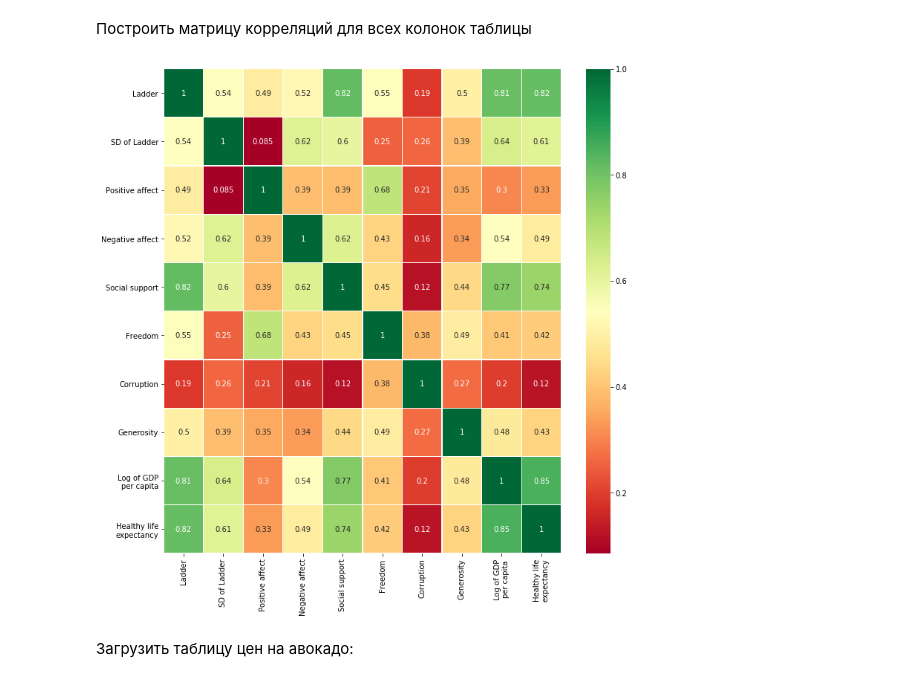
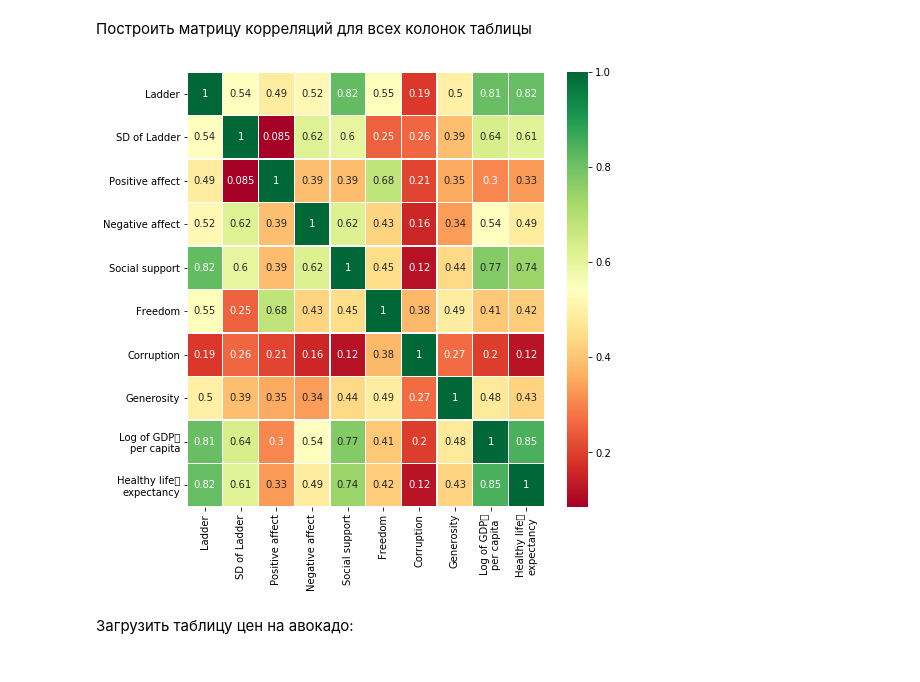
Before and after one commit to DmitryTrufanov/pyda-10-hw-18, a Jupyter notebook: homework-3.ipynb, the cells around one changed output. Drawn from its saved outputs; the diff is of its cells as text; code cells hidden in the pictures.

```diff
--- a/homework-3.ipynb
+++ b/homework-3.ipynb
@@ -204,13 +214,13 @@ print(max(freedom_2))
 # %%
 import seaborn as sns
 sns.heatmap(df1.corr(),annot=True,cmap='RdYlGn',linewidths=0.2) #data.corr()-->матрица корреляций
 # gcf() - получение текущей фигуры
 fig=plt.gcf()
 # set_size_inches() - установить размер фигуры
-fig.set_size_inches(12,12)
+fig.set_size_inches(8,8)
 plt.show()
 # %% [output]
-[figure, old version]
+[figure, new version]
 # %% [markdown]
 Загрузить таблицу цен на авокадо:
 # %%
```
Also changed, not shown: parts of 7 cells of this notebook.
